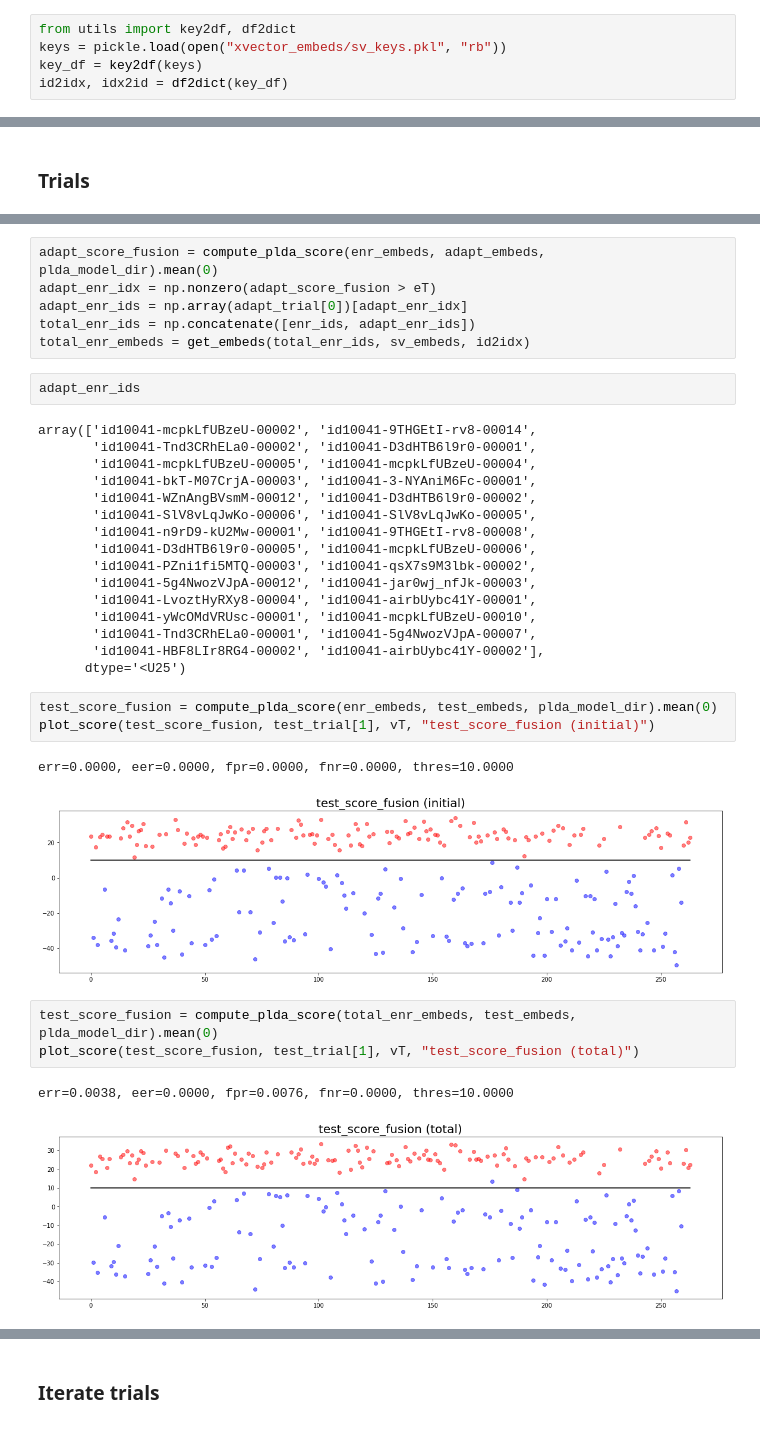
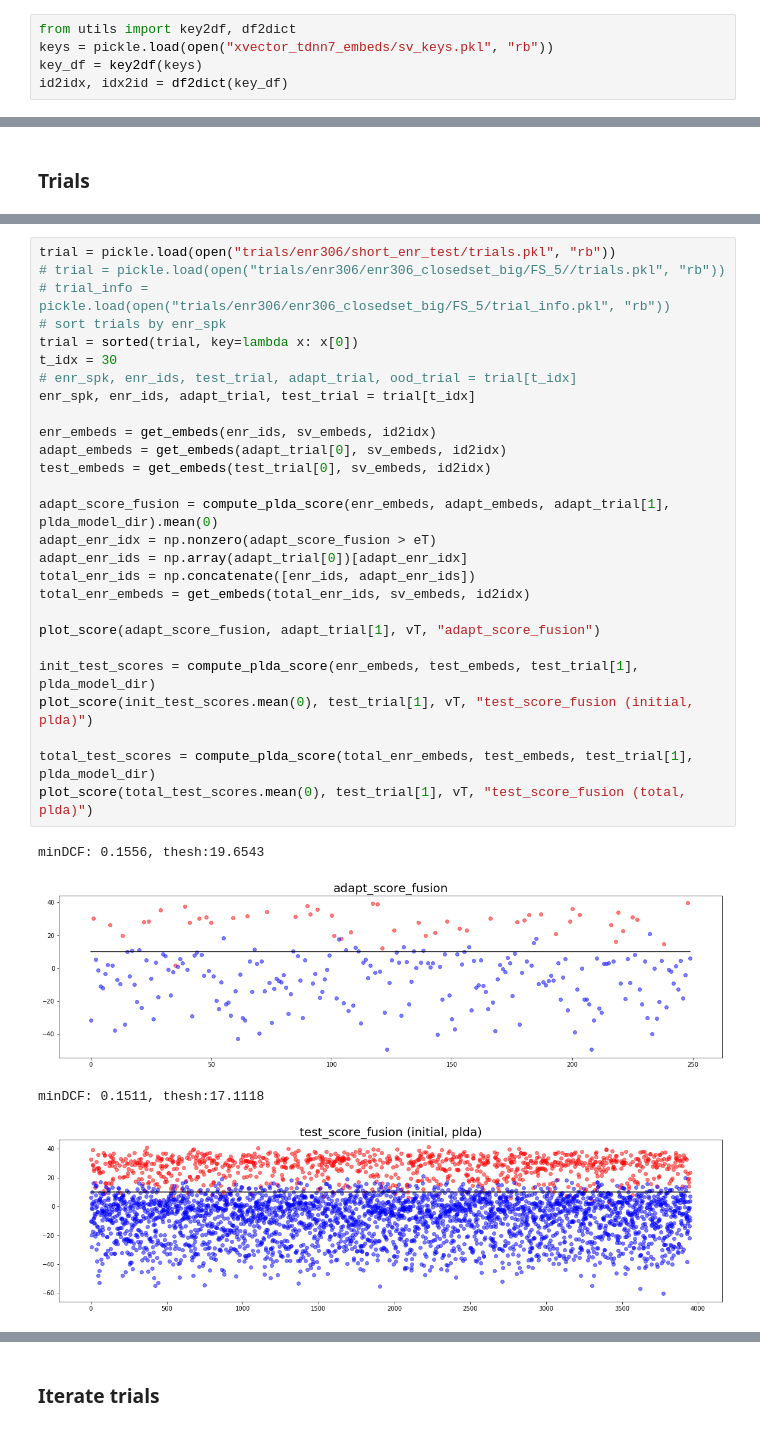
Before and after one commit to muncok/ASV_Experiments, a Jupyter notebook: exp_adaptive_sv/batch_sv_system_plda.ipynb, the cells around one changed output, grey strips where cells are left out. Cells and saved outputs as stored; diff of their text form.

```diff
--- a/exp_adaptive_sv/batch_sv_system_plda.ipynb
+++ b/exp_adaptive_sv/batch_sv_system_plda.ipynb
@@ -20,7 +20,7 @@ from batch_sv_system_utils import run_trial, plot_score
 os.environ['KALDI_ROOT'] = "/dataset/muncok/kaldi/"
 # %%
 from utils import key2df, df2dict
-keys = pickle.load(open("xvector_embeds/sv_keys.pkl", "rb"))
+keys = pickle.load(open("xvector_tdnn7_embeds/sv_keys.pkl", "rb"))
 key_df = key2df(keys)
 id2idx, idx2id = df2dict(key_df)
 # %%
@@ -90,36 +83,32 @@ test_embeds = get_embeds(test_trial[0], sv_embeds, id2idx)
-# %%
-adapt_score_fusion = compute_plda_score(enr_embeds, adapt_embeds, plda_model_dir).mean(0)
-adapt_enr_idx = np.nonzero(adapt_score_fusion > eT)
-adapt_enr_ids = np.array(adapt_trial[0])[adapt_enr_idx]
-total_enr_ids = np.concatenate([enr_ids, adapt_enr_ids])
-total_enr_embeds = get_embeds(total_enr_ids, sv_embeds, id2idx)
-# %%
-adapt_enr_ids
-# %% [output]
-array(['id10041-mcpkLfUBzeU-00002', 'id10041-9THGEtI-rv8-00014',
-       'id10041-Tnd3CRhELa0-00002', 'id10041-D3dHTB6l9r0-00001',
-       'id10041-mcpkLfUBzeU-00005', 'id10041-mcpkLfUBzeU-00004',
-       'id10041-bkT-M07CrjA-00003', 'id10041-3-NYAniM6Fc-00001',
-       'id10041-WZnAngBVsmM-00012', 'id10041-D3dHTB6l9r0-00002',
-       'id10041-SlV8vLqJwKo-00006', 'id10041-SlV8vLqJwKo-00005',
-       'id10041-n9rD9-kU2Mw-00001', 'id10041-9THGEtI-rv8-00008',
-       'id10041-D3dHTB6l9r0-00005', 'id10041-mcpkLfUBzeU-00006',
-       'id10041-PZni1fi5MTQ-00003', 'id10041-qsX7s9M3lbk-00002',
-       'id10041-5g4NwozVJpA-00012', 'id10041-jar0wj_nfJk-00003',
-       'id10041-LvoztHyRXy8-00004', 'id10041-airbUybc41Y-00001',
-       'id10041-yWcOMdVRUsc-00001', 'id10041-mcpkLfUBzeU-00010',
-       'id10041-Tnd3CRhELa0-00001', 'id10041-5g4NwozVJpA-00007',
-       'id10041-HBF8LIr8RG4-00002', 'id10041-airbUybc41Y-00002'],
-      dtype='<U25')
-# %%
-test_score_fusion = compute_plda_score(enr_embeds, test_embeds, plda_model_dir).mean(0)
-plot_score(test_score_fusion, test_trial[1], vT, "test_score_fusion (initial)")
-# %% [output]
-err=0.0000, eer=0.0000, fpr=0.0000, fnr=0.0000, thres=10.0000
-[figure, removed]
-# %%
-test_score_fusion = compute_plda_score(total_enr_embeds, test_embeds, plda_model_dir).mean(0)
-plot_score(test_score_fusion, test_trial[1], vT, "test_score_fusion (total)")
-# %% [output]
-err=0.0038, eer=0.0000, fpr=0.0076, fnr=0.0000, thres=10.0000
-[figure, removed]
+# %%
+trial = pickle.load(open("trials/enr306/short_enr_test/trials.pkl", "rb"))
+# trial = pickle.load(open("trials/enr306/enr306_closedset_big/FS_5//trials.pkl", "rb"))
+# trial_info = pickle.load(open("trials/enr306/enr306_closedset_big/FS_5/trial_info.pkl", "rb"))
+# sort trials by enr_spk
+trial = sorted(trial, key=lambda x: x[0])
+t_idx = 30
+# enr_spk, enr_ids, test_trial, adapt_trial, ood_trial = trial[t_idx]
+enr_spk, enr_ids, adapt_trial, test_trial = trial[t_idx]
+
+enr_embeds = get_embeds(enr_ids, sv_embeds, id2idx)
+adapt_embeds = get_embeds(adapt_trial[0], sv_embeds, id2idx)
+test_embeds = get_embeds(test_trial[0], sv_embeds, id2idx)
+
+adapt_score_fusion = compute_plda_score(enr_embeds, adapt_embeds, adapt_trial[1], plda_model_dir).mean(0)
+adapt_enr_idx = np.nonzero(adapt_score_fusion > eT)
+adapt_enr_ids = np.array(adapt_trial[0])[adapt_enr_idx]
+total_enr_ids = np.concatenate([enr_ids, adapt_enr_ids])
+total_enr_embeds = get_embeds(total_enr_ids, sv_embeds, id2idx)
+
+plot_score(adapt_score_fusion, adapt_trial[1], vT, "adapt_score_fusion")
+
+init_test_scores = compute_plda_score(enr_embeds, test_embeds, test_trial[1], plda_model_dir)
+plot_score(init_test_scores.mean(0), test_trial[1], vT, "test_score_fusion (initial, plda)")
+
+total_test_scores = compute_plda_score(total_enr_embeds, test_embeds, test_trial[1], plda_model_dir)
+plot_score(total_test_scores.mean(0), test_trial[1], vT, "test_score_fusion (total, plda)")
+# %% [output]
+minDCF: 0.1556, thesh:19.6543
+[figure, added]
+minDCF: 0.1511, thesh:17.1118
+[figure, added]
```
Also changed, not shown: parts of 18 cells of this notebook, 4 other files.
